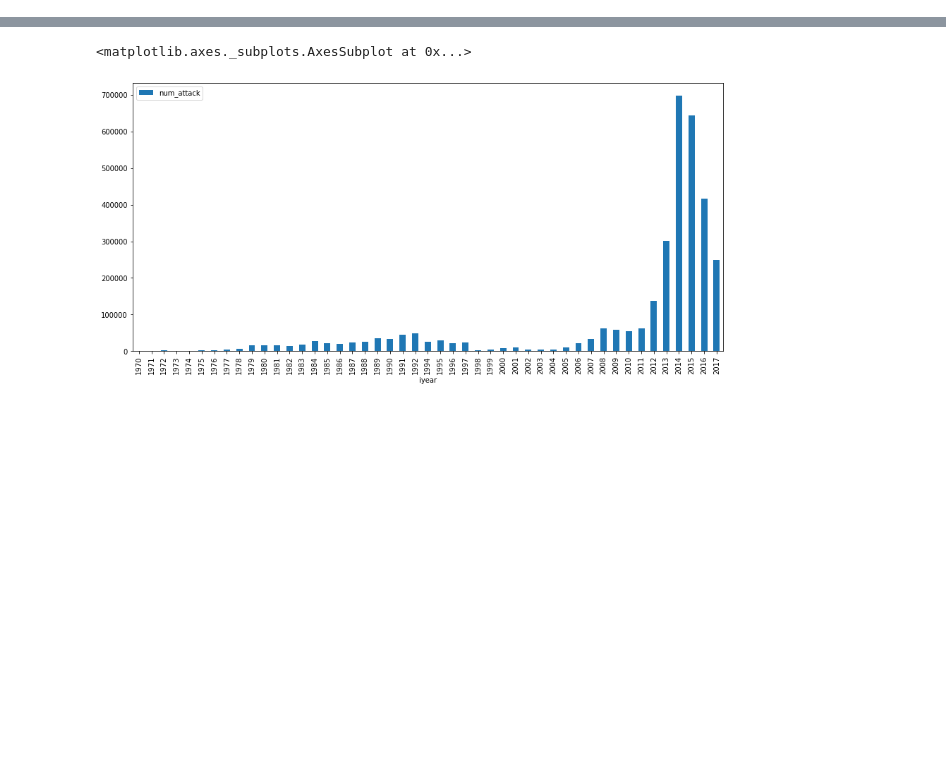
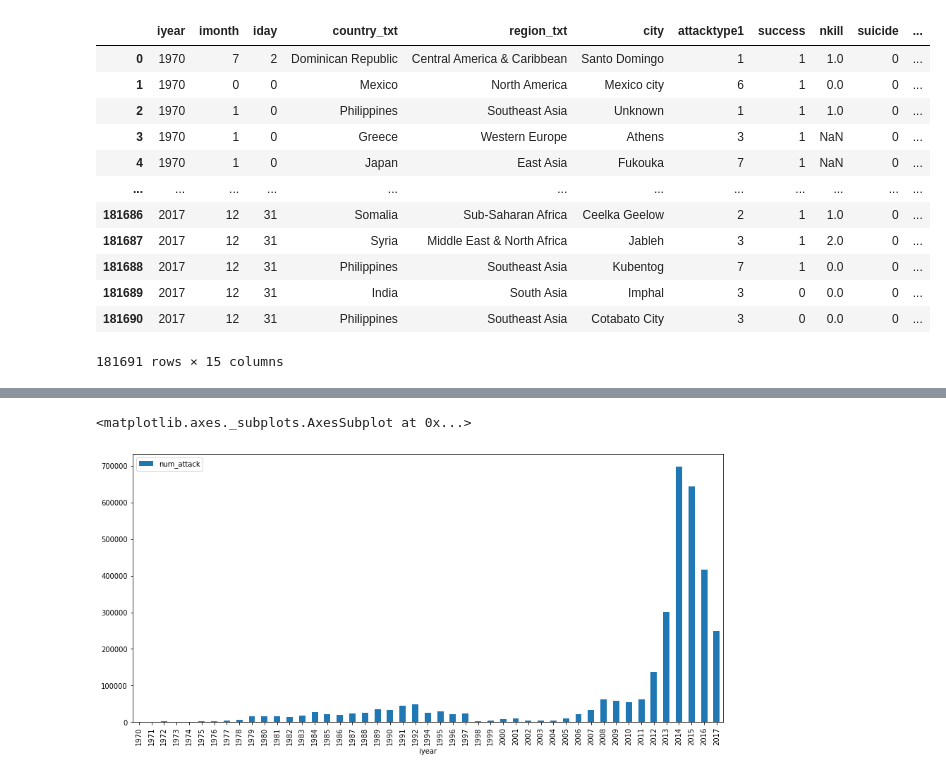
Before and after one commit to Sudar278/Capstone-Project_1-EDA-on-GTA-Data-, a Jupyter notebook: EDA_Capstone_Project.ipynb, the cells around one changed output, grey strips where cells are left out. Drawn from its saved outputs; the diff is of its cells as text; code cells hidden in the pictures; blank space fills up the shorter version.

```diff
--- a/EDA_Capstone_Project.ipynb
+++ b/EDA_Capstone_Project.ipynb
@@ -23,0 +61,21 @@ df['num_attack']=df['num_attack'].astype(int)
+# %%
+'''After reading the data set description I came to know that many columns are not nesscesary for my analysis
+so I decided to create a new data set with necessary coloumns'''
+
+
+df1=df[['iyear','imonth','iday','country_txt','region_txt','city','attacktype1','success','nkill','suicide','nwound','gname','targtype1_txt','weapsubtype1_txt','num_attack']]
+df1
+# %% [output]
+|  | iyear | imonth | iday | country_txt | region_txt | city | attacktype1 | success | nkill | suicide | ... |
+| 0 | 1970 | 7 | 2 | Dominican Republic | Central America & Caribbean | Santo Domingo | 1 | 1 | 1.0 | 0 | ... |
+| 1 | 1970 | 0 | 0 | Mexico | North America | Mexico city | 6 | 1 | 0.0 | 0 | ... |
+| 2 | 1970 | 1 | 0 | Philippines | Southeast Asia | Unknown | 1 | 1 | 1.0 | 0 | ... |
+| 3 | 1970 | 1 | 0 | Greece | Western Europe | Athens | 3 | 1 | NaN | 0 | ... |
+| 4 | 1970 | 1 | 0 | Japan | East Asia | Fukouka | 7 | 1 | NaN | 0 | ... |
+| ... | ... | ... | ... | ... | ... | ... | ... | ... | ... | ... | ... |
+| 181686 | 2017 | 12 | 31 | Somalia | Sub-Saharan Africa | Ceelka Geelow | 2 | 1 | 1.0 | 0 | ... |
+| 181687 | 2017 | 12 | 31 | Syria | Middle East & North Africa | Jableh | 3 | 1 | 2.0 | 0 | ... |
+| 181688 | 2017 | 12 | 31 | Philippines | Southeast Asia | Kubentog | 7 | 1 | 0.0 | 0 | ... |
+| 181689 | 2017 | 12 | 31 | India | South Asia | Imphal | 3 | 0 | 0.0 | 0 | ... |
+| 181690 | 2017 | 12 | 31 | Philippines | Southeast Asia | Cotabato City | 3 | 0 | 0.0 | 0 | ... |
+181691 rows × 15 columns
```
Also changed, not shown: parts of 15 cells of this notebook.
